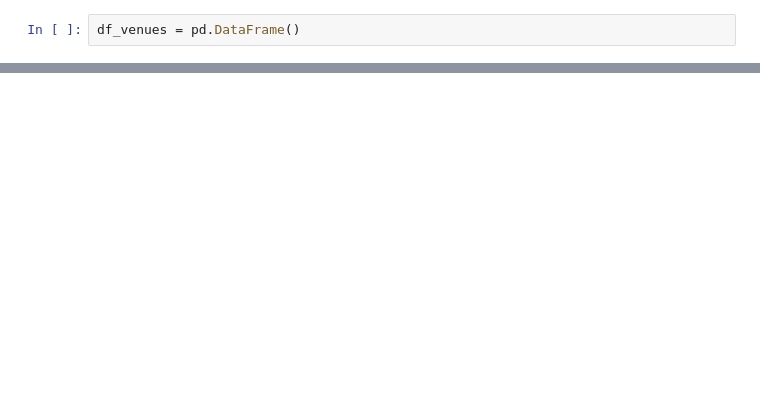
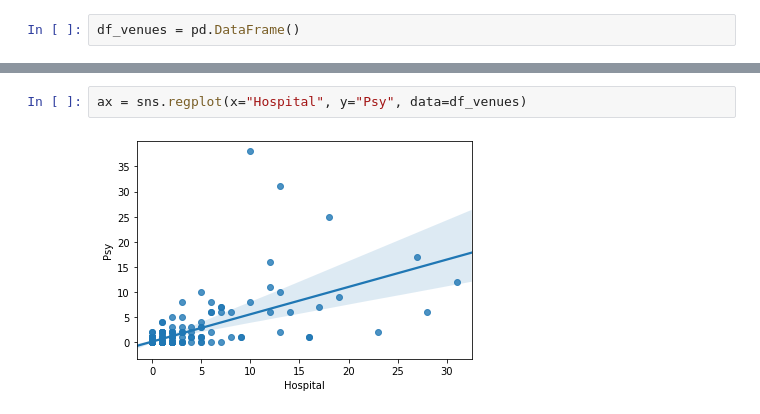
Before and after one commit to VCLF/Coursera_Capstone, a Jupyter notebook: Business Location Problem.ipynb, the cells around one changed output, grey strips where cells are left out. Drawn from its saved outputs; the diff is of its cells as text; blank space fills up the shorter version.

```diff
--- a/Business Location Problem.ipynb
+++ b/Business Location Problem.ipynb
@@ -287,0 +407,4 @@ df_venues.groupby('Neighborhood').count()
+# %%
+ax = sns.regplot(x="Hospital", y="Psy", data=df_venues)
+# %% [output]
+[figure, added]
```
Also changed, not shown: parts of 101 cells of this notebook, 5 other files.
